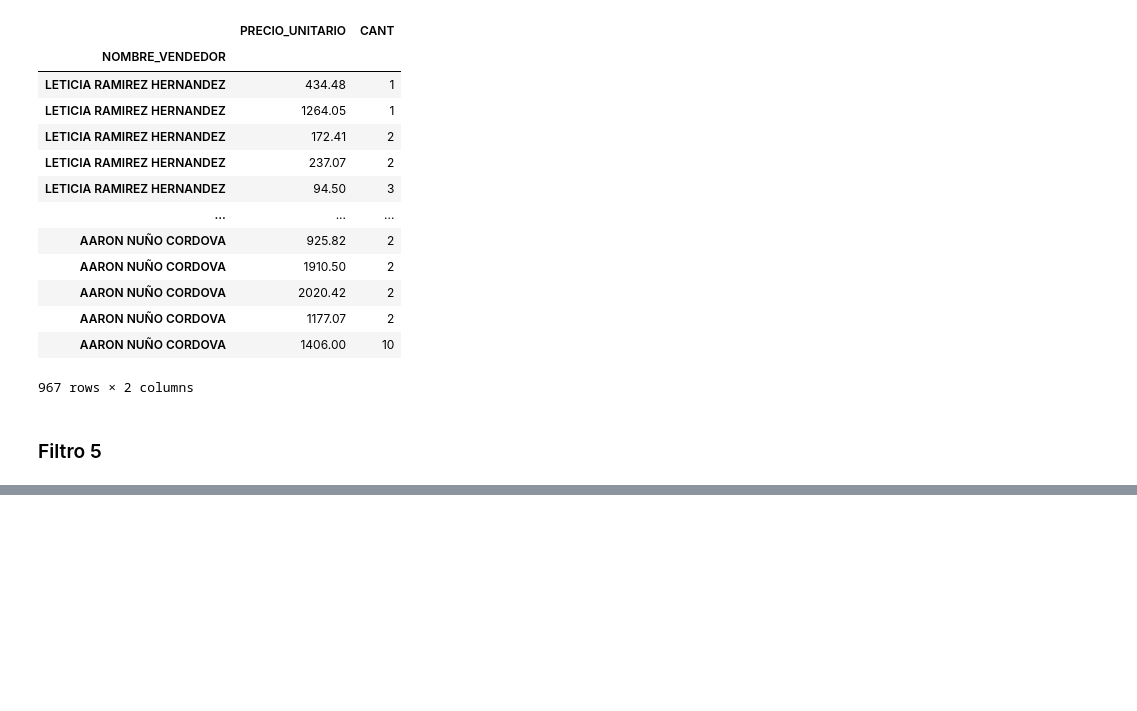
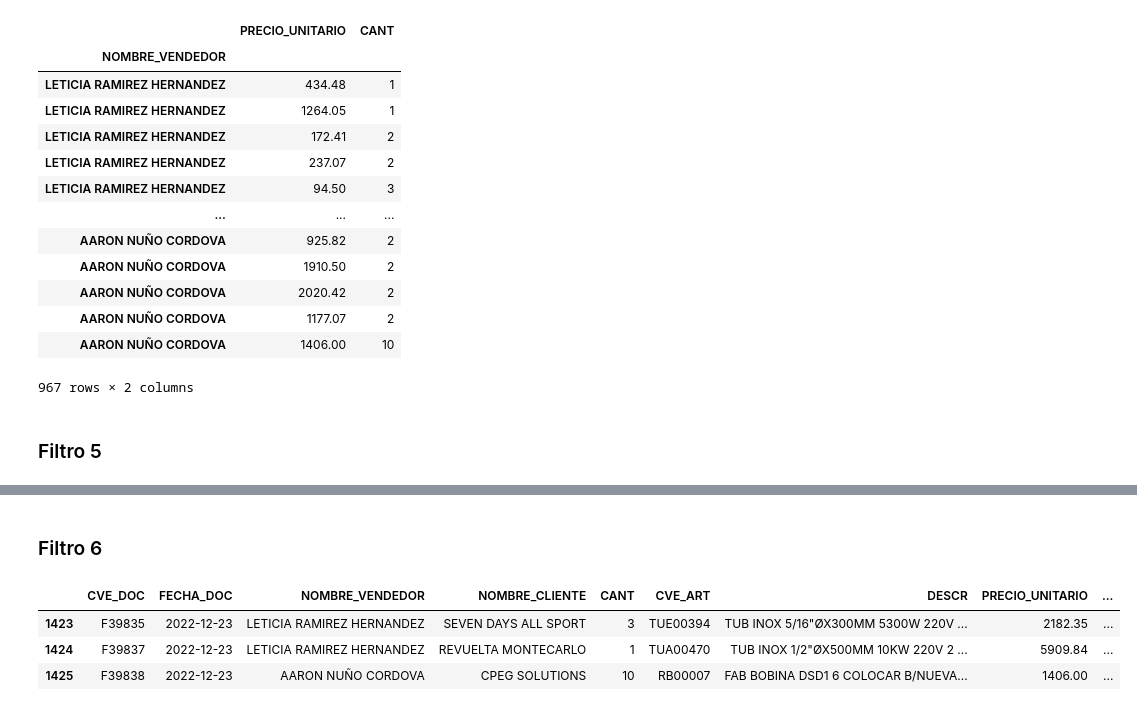
Before and after one commit to Christopher-V36/Extraccion-de-Datos, a Jupyter notebook: Actividad 2.1 (Extracción de Datos)/extraccion_2_1.ipynb, the cells around one changed output, grey strips where cells are left out. Cells and saved outputs as stored; diff of their text form; code cells hidden in the pictures; blank space fills up the shorter version.

```diff
--- a/Actividad 2.1 (Extracción de Datos)/extraccion_2_1.ipynb
+++ b/Actividad 2.1 (Extracción de Datos)/extraccion_2_1.ipynb
@@ -161,3 +161,15 @@ filtro5
 | 0 | F37034 | 2022-01-05 | LETICIA RAMIREZ HERNANDEZ | PÚBLICO EN GENERAL | 1 | TUE00244 | TUB COBRE 5/16"ØX165MM CIRCULA1.5... | 434.48 | ... |
 | 1 | F37036 | 2022-01-05 | LETICIA RAMIREZ HERNANDEZ | JUAN ANTONIO RESENDIZ UGALDE | 1 | TUA00028 | TUA U" 5/16 ØX250MM 1200W 120V TA... | 1264.05 | ... |
 | 2 | F37041 | 2022-01-05 | DIEGO ARMANDO LEON DURAN | ANA BARBARA CRUZ PALACIOS | 7 | TP0007 | TERMOPAR J 3/16 Ø X 1' 1/2 EXT. 7 MT | 551.61 | ... |
+# %% [markdown]
+### Filtro 6
+# %%
+#Filtro por cola, mostrará las últimas 10 filas extraidas de la base
+# de datos (cuando el parentesis esté vacío muestra  las últimas 5)
+filtro6 = df.tail(3)
+filtro6
+# %% [output]
+|  | CVE_DOC | FECHA_DOC | NOMBRE_VENDEDOR | NOMBRE_CLIENTE | CANT | CVE_ART | DESCR | PRECIO_UNITARIO | ... |
+| 1423 | F39835 | 2022-12-23 | LETICIA RAMIREZ HERNANDEZ | SEVEN DAYS ALL SPORT | 3 | TUE00394 | TUB INOX 5/16"ØX300MM 5300W 220V ... | 2182.35 | ... |
+| 1424 | F39837 | 2022-12-23 | LETICIA RAMIREZ HERNANDEZ | REVUELTA MONTECARLO | 1 | TUA00470 | TUB INOX 1/2"ØX500MM 10KW 220V 2 ... | 5909.84 | ... |
+| 1425 | F39838 | 2022-12-23 | AARON NUÑO CORDOVA | CPEG SOLUTIONS | 10 | RB00007 | FAB BOBINA DSD1 6 COLOCAR B/NUEVA... | 1406.00 | ... |
```
Also changed, not shown: parts of 6 cells of this notebook.
